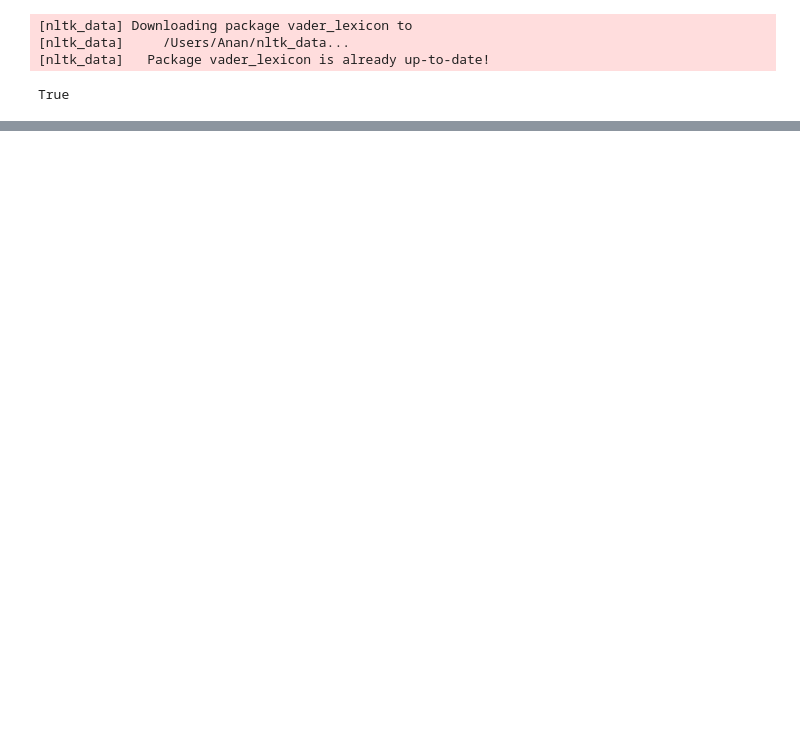
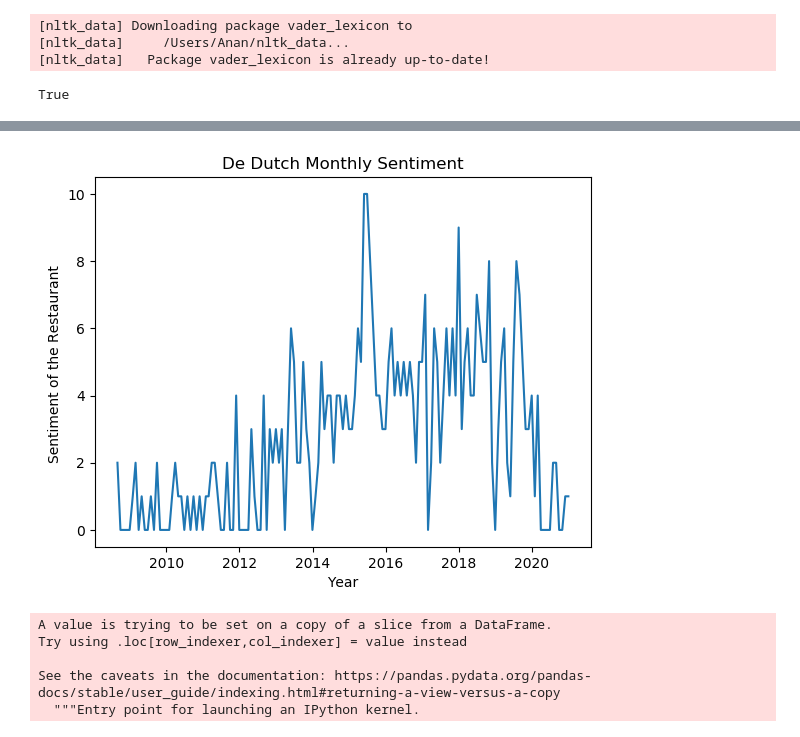
Before and after one commit to CMPT733-Data-Banana/Final_Project, a Jupyter notebook: review analysis/Monthly Sentiment Analysis/Monthly_sentiment_open.ipynb, the cells around one changed output, grey strips where cells are left out. Cells and saved outputs as stored; diff of their text form; code cells hidden in the pictures; blank space fills up the shorter version.

```diff
--- a/review analysis/Monthly Sentiment Analysis/Monthly_sentiment_open.ipynb
+++ b/review analysis/Monthly Sentiment Analysis/Monthly_sentiment_open.ipynb
@@ -35,0 +108,2 @@ close_monthly_sentiment = sent.resample('M').mean()
+# %%
+name2 = data[data['name']=='De Dutch']
@@ -35,0 +119,14 @@ close_monthly_sentiment = sent.resample('M').mean()
+# %%
+sent_score = name2['text'].map(SentimentIntensityAnalyzer().polarity_scores)
+sent = sent_score.map(lambda x: x['compound'])
+De_Burrito_monthly_sentiment = sent.resample('M').mean()
+count2 = name2['text'].resample('M').count()
+# %%
+plt.plot(count2)
+plt.xlabel('Year')
+plt.ylabel('Sentiment of the Restaurant ')
+plt.title('De Dutch Monthly Sentiment')
+plt.savefig('De Dutch Sentiment per month.png',dpi=300, bbox_inches = "tight")
+plt.show()
+# %% [output]
+[figure, added]
@@ -35,0 +135,9 @@ close_monthly_sentiment = sent.resample('M').mean()
+# %%
+name3['date'] = pd.to_datetime(name3['date'])
+name3 = name3.set_index('date')
+# %% [output]
+A value is trying to be set on a copy of a slice from a DataFrame.
+Try using .loc[row_indexer,col_indexer] = value instead
+
+See the caveats in the documentation: https://pandas.pydata.org/pandas-docs/stable/user_guide/indexing.html#returning-a-view-versus-a-copy
+  """Entry point for launching an IPython kernel.
```
Also changed, not shown: parts of 24 cells of this notebook, 27 other files.
